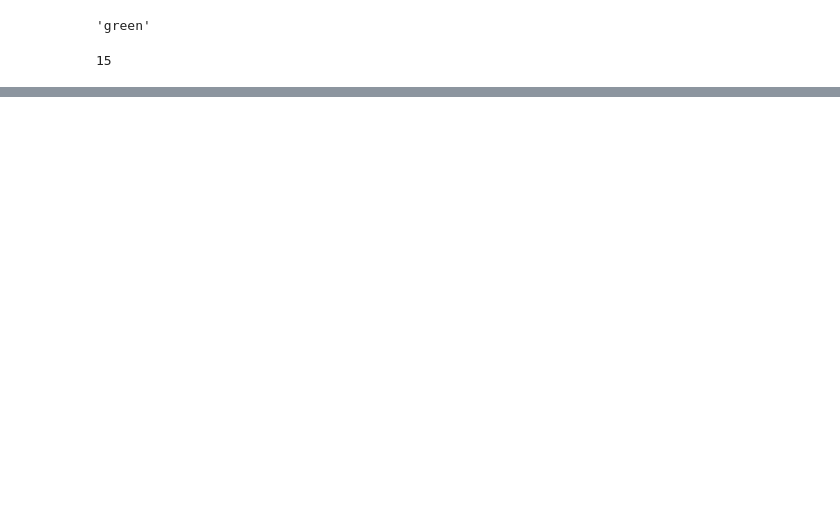
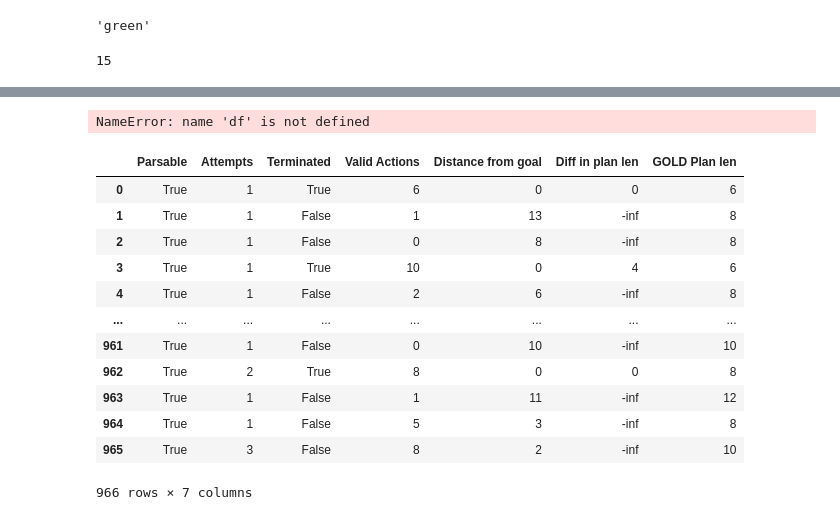
Before and after one commit to ge85tow/planning-with-llms, a Jupyter notebook: src/debug1.ipynb, the cells around one changed output, grey strips where cells are left out. Cells and saved outputs as stored; diff of their text form; code cells hidden in the pictures; blank space fills up the shorter version.

```diff
--- a/src/debug1.ipynb
+++ b/src/debug1.ipynb
@@ -370,0 +546,27 @@ google/gemma-2-9b-it
+# %%
+df=df.rename(columns=
+          {':-----------':'Parsable',
+           '-----------:':'Attempts',
+           ':-------------':'Terminated',
+           '----------------:':'Valid Actions',
+           '---------------------:':'Distance from goal',
+           '-------------------:':'Diff in plan len',
+           '----------------:.1':'GOLD Plan len',})
+# %% [output]
+NameError: name 'df' is not defined
+# %%
+df
+# %% [output]
+|  | Parsable | Attempts | Terminated | Valid Actions | Distance from goal | Diff in plan len | GOLD Plan len |
+| 0 | True | 1 | True | 6 | 0 | 0 | 6 |
+| 1 | True | 1 | False | 1 | 13 | -inf | 8 |
+| 2 | True | 1 | False | 0 | 8 | -inf | 8 |
+| 3 | True | 1 | True | 10 | 0 | 4 | 6 |
+| 4 | True | 1 | False | 2 | 6 | -inf | 8 |
+| ... | ... | ... | ... | ... | ... | ... | ... |
+| 961 | True | 1 | False | 0 | 10 | -inf | 10 |
+| 962 | True | 2 | True | 8 | 0 | 0 | 8 |
+| 963 | True | 1 | False | 1 | 11 | -inf | 12 |
+| 964 | True | 1 | False | 5 | 3 | -inf | 8 |
+| 965 | True | 3 | False | 8 | 2 | -inf | 10 |
+966 rows × 7 columns
```
Also changed, not shown: parts of 52 cells of this notebook, 10 other files.
